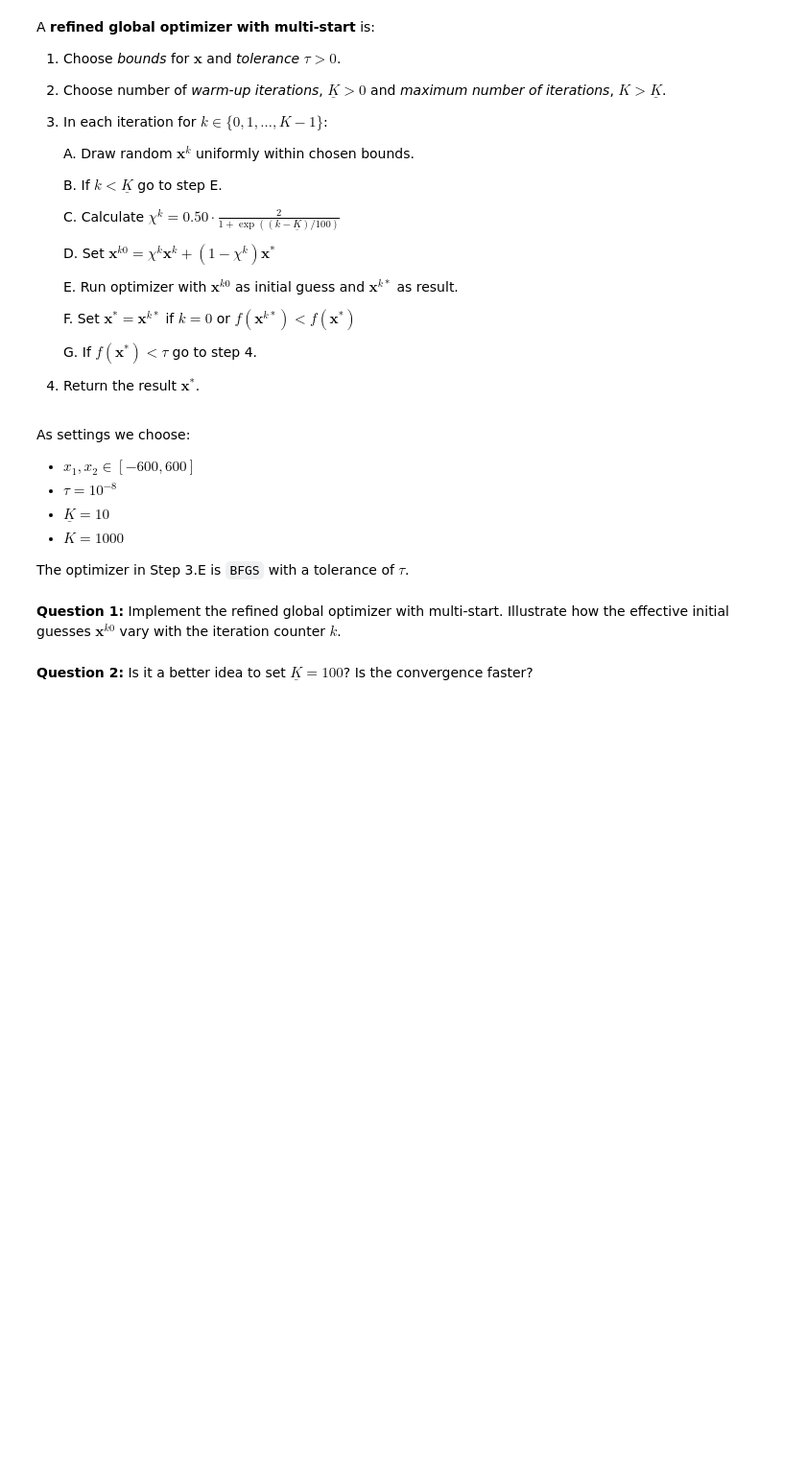
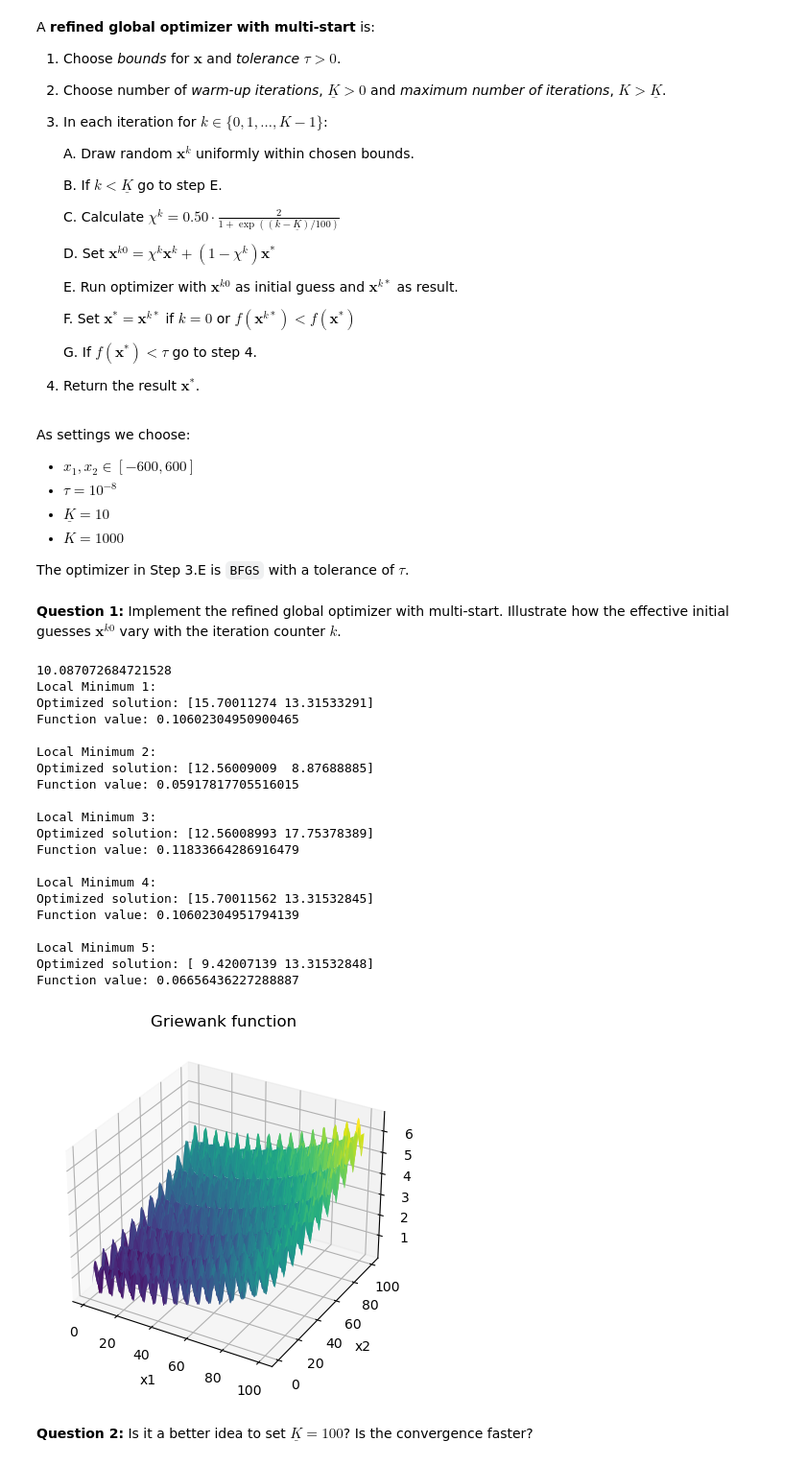
Before and after one commit to NumEconCopenhagen/projects-2023-latin-power, a Jupyter notebook: Exam/Exam-2023-notebook.ipynb, the cells around one changed output. Shown at 96% size. Drawn from its saved outputs; the diff is of its cells as text; code cells hidden in the pictures; blank space fills up the shorter version.

```diff
--- a/Exam/Exam-2023-notebook.ipynb
+++ b/Exam/Exam-2023-notebook.ipynb
@@ -240,3 +406,81 @@ The optimizer in Step 3.E is `BFGS` with a tolerance of $\tau$.
+# %%
+# A. Drawing random x uniformly with k = 100
+k = 300
+K_bar = 10
+lower_bound = 1
+upper_bound = 20
+
+for i in range(k):
+    x1_random = random.uniform(lower_bound, upper_bound)
+    #print(x_random)
+
+for i in range(k):
+    x2_random = random.uniform(lower_bound, upper_bound)
+
+# C. calculate qhi
+qhi=0.5*(2/1+math.e**((k-K_bar)/100)) # qhi-squared, k=100
+print(qhi)
+
+# Define the number of local minima to find
+num_minima = 5
+
+# Search for local minima
+for i in range(num_minima):
+    # Generate a random initial guess and bounds with two variables
+    x0 = np.random.uniform(x1_random, x2_random, 2)
+
+
+    # Minimize the Griewank function using the BFGS method
+    result = optimize.minimize(griewank, x0, method='BFGS')
+
+
+    # Print the optimized solution and function value
+    print(f"Local Minimum {i+1}:")
+    print("Optimized solution:", result.x)
+    print("Function value:", result.fun)
+    print() # With 5 numbers of minima the function value is 0.007396 with x1 = 3.14 and x2 = 4.438.
+
+###Plotting graph to visualize minima
+x1_values = np.linspace(1, 100, 999)
+x2_values = np.linspace(1, 100, 999)
+
+griewank_1=griewank_(x1_values, x2_values)
+
+X_1, X_2 = np.meshgrid(x1_values, x2_values)
+
+Z= griewank_(X_1, X_2)
+
+fig = plt.figure()
+ax = fig.add_subplot(111, projection='3d')
+ax.plot_surface(X_1, X_2, Z, cmap='viridis')
+ax.set_xlabel('x1')
+ax.set_ylabel('x2')
+ax.set_zlabel('Griewank Function')
+ax.set_title('Griewank function')
+
+plt.show()
+# %% [output]
+10.087072684721528
+Local Minimum 1:
+Optimized solution: [15.70011274 13.31533291]
+Function value: 0.10602304950900465
+
+Local Minimum 2:
+Optimized solution: [12.56009009  8.87688885]
+Function value: 0.05917817705516015
+
+Local Minimum 3:
+Optimized solution: [12.56008993 17.75378389]
+Function value: 0.11833664286916479
+
+Local Minimum 4:
+Optimized solution: [15.70011562 13.31532845]
+Function value: 0.10602304951794139
+
+Local Minimum 5:
+Optimized solution: [ 9.42007139 13.31532848]
+Function value: 0.06656436227288887
+[figure, added]
 # %% [markdown]
 **Question 2:** Is it a better idea to set $\underline{K} = 100$? Is the convergence faster?
 # %%
```
Also changed, not shown: parts of 15 cells of this notebook.
